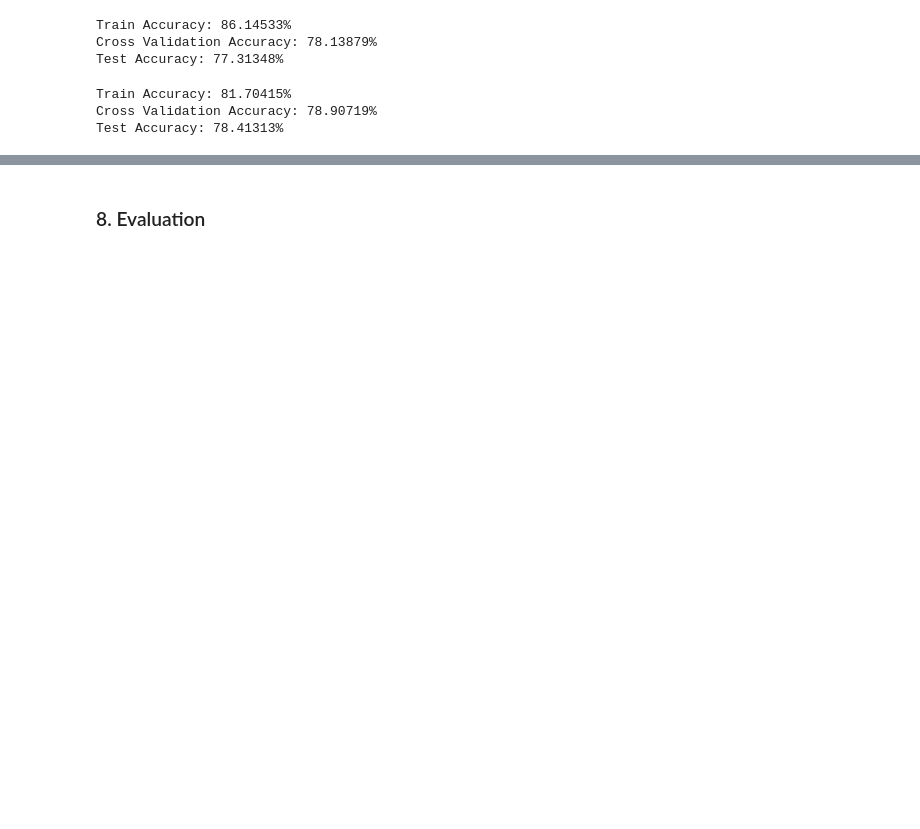
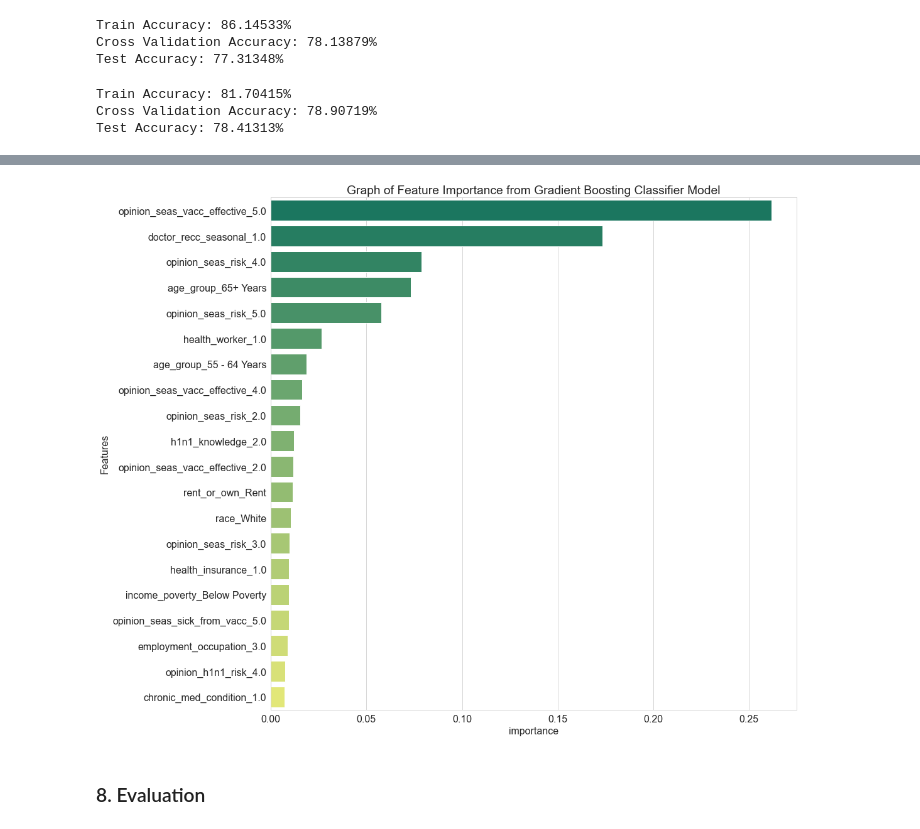
Before and after one commit to ngili/Predicting-H1N1-and-Seasonal-Flu-Vaccinations, a Jupyter notebook: analysis.ipynb, the cells around one changed output, grey strips where cells are left out. Drawn from its saved outputs; the diff is of its cells as text; code cells hidden in the pictures; blank space fills up the shorter version.

```diff
--- a/analysis.ipynb
+++ b/analysis.ipynb
@@ -917,2 +927,12 @@ Test Accuracy: 77.58417%
+# %%
+# plotting graph of top 20 important features
+
+fig,ax = plt.subplots(figsize = (15,15))
+
+sns.barplot(x=feat_gb.importance[:20],y = feat_gb.index[:20],orient="h",palette="summer",ax=ax)
+ax.set_ylabel("Features")
+ax.set_title("Graph of Feature Importance from Gradient Boosting Classifier Model");
+# %% [output]
+[figure, added]
 # %% [markdown]
 ### 8. Evaluation
```
Also changed, not shown: parts of 24 cells of this notebook.
